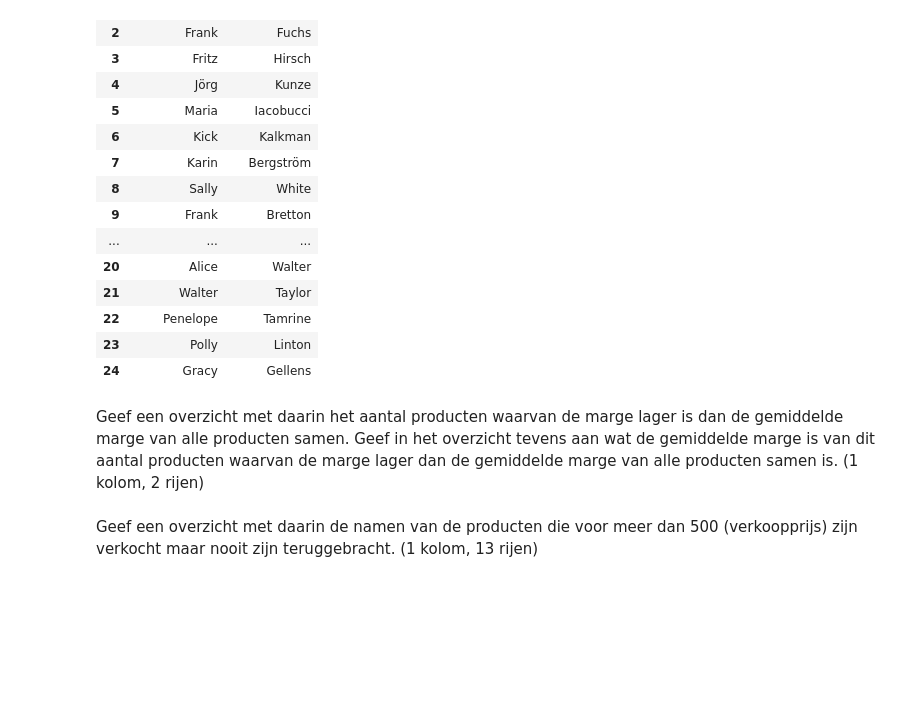
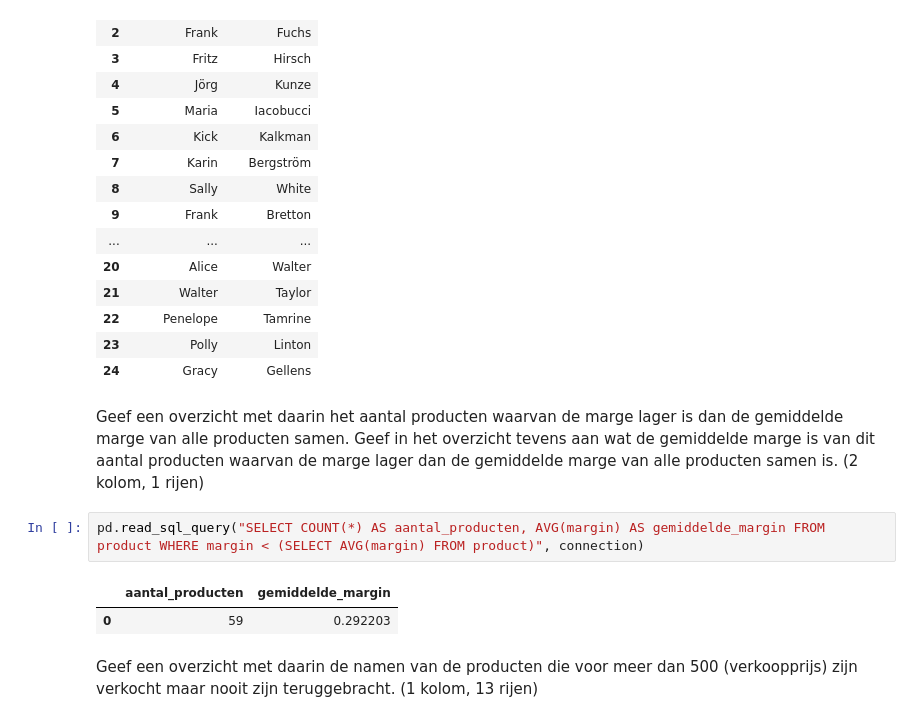
Before and after one commit to alex24106429/DEAI-Portfolio, a Jupyter notebook: week_1/werkcollege_2/Opdrachten_w1_wc2.ipynb, the cells around one changed output. Cells and saved outputs as stored; diff of their text form; blank space fills up the shorter version.

Commit message:
overzicht aantal producten marge lager dan gemiddelde marge

```diff
--- a/week_1/werkcollege_2/Opdrachten_w1_wc2.ipynb
+++ b/week_1/werkcollege_2/Opdrachten_w1_wc2.ipynb
@@ -485,7 +485,12 @@ pd.read_sql_query("""
 | 23 | Polly | Linton |
 | 24 | Gracy | Gellens |
 # %% [markdown]
-Geef een overzicht met daarin het aantal producten waarvan de marge lager is dan de gemiddelde marge van alle producten samen. Geef in het overzicht tevens aan wat de gemiddelde marge is van dit aantal producten waarvan de marge lager dan de gemiddelde marge van alle producten samen is. (1 kolom, 2 rijen)
+Geef een overzicht met daarin het aantal producten waarvan de marge lager is dan de gemiddelde marge van alle producten samen. Geef in het overzicht tevens aan wat de gemiddelde marge is van dit aantal producten waarvan de marge lager dan de gemiddelde marge van alle producten samen is. (2 kolom, 1 rijen)
+# %%
+pd.read_sql_query("SELECT COUNT(*) AS aantal_producten, AVG(margin) AS gemiddelde_margin FROM product WHERE margin < (SELECT AVG(margin) FROM product)", connection)
+# %% [output]
+|  | aantal_producten | gemiddelde_margin |
+| 0 | 59 | 0.292203 |
 # %% [markdown]
 Geef een overzicht met daarin de namen van de producten die voor meer dan 500 (verkoopprijs) zijn verkocht maar nooit zijn teruggebracht. (1 kolom, 13 rijen)
 # %% [markdown]
```
